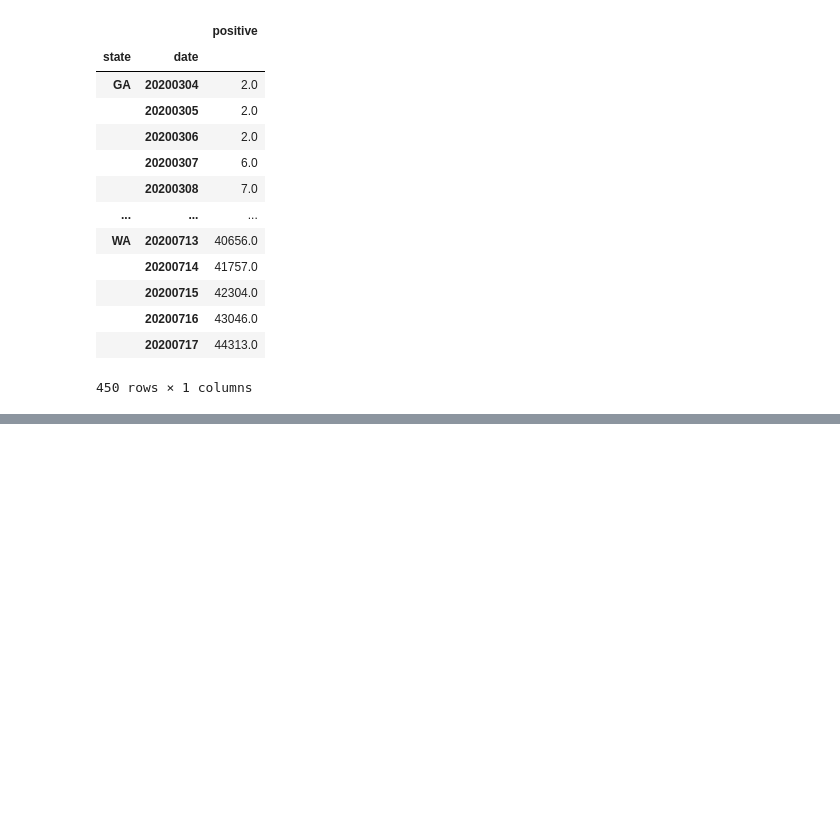
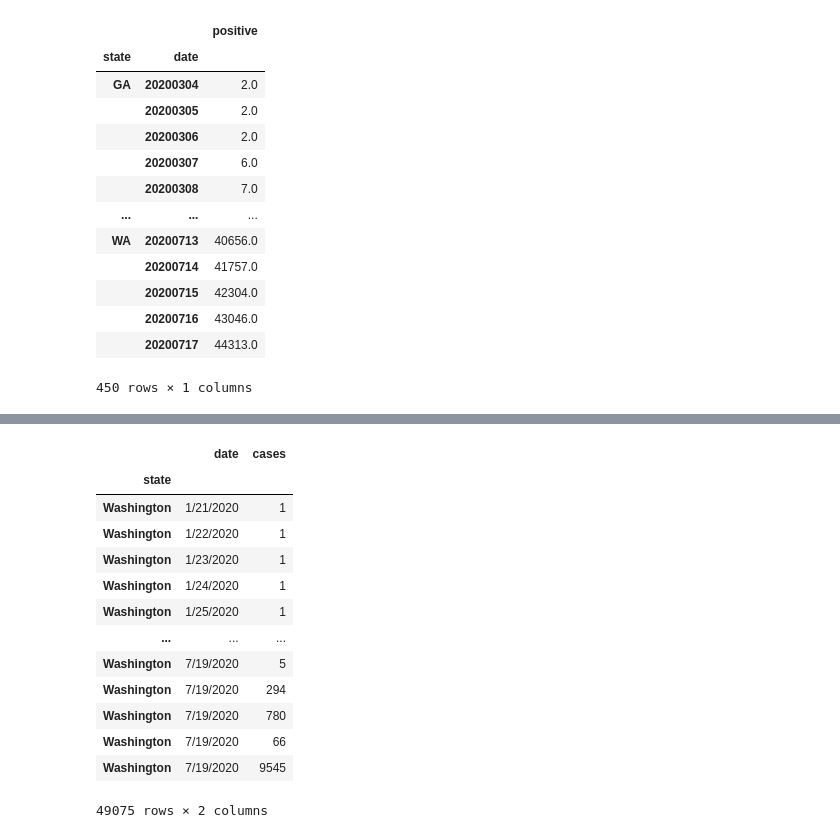
Before and after one commit to Emily-Keymon/Group-Project, a Jupyter notebook: Covid-19 Data Exploration and Cleanup.ipynb, the cells around one changed output, grey strips where cells are left out. Cells and saved outputs as stored; diff of their text form; code cells hidden in the pictures; blank space fills up the shorter version.

```diff
--- a/Covid-19 Data Exploration and Cleanup.ipynb
+++ b/Covid-19 Data Exploration and Cleanup.ipynb
@@ -148,0 +181,20 @@ df_2
+# %%
+# Filter out Georgia, Texas and Washington
+states = ["Georgia", "Texas", "Washington"]
+filter_df_2  = df_2[df_2.index.isin(states)]
+filter_df_2
+# %% [output]
+|  | date | cases |
+| state |  |  |
+| Washington | 1/21/2020 | 1 |
+| Washington | 1/22/2020 | 1 |
+| Washington | 1/23/2020 | 1 |
+| Washington | 1/24/2020 | 1 |
+| Washington | 1/25/2020 | 1 |
+| ... | ... | ... |
+| Washington | 7/19/2020 | 5 |
+| Washington | 7/19/2020 | 294 |
+| Washington | 7/19/2020 | 780 |
+| Washington | 7/19/2020 | 66 |
+| Washington | 7/19/2020 | 9545 |
+49075 rows × 2 columns
```
Also changed, not shown: parts of 11 cells of this notebook, 2 other files.
